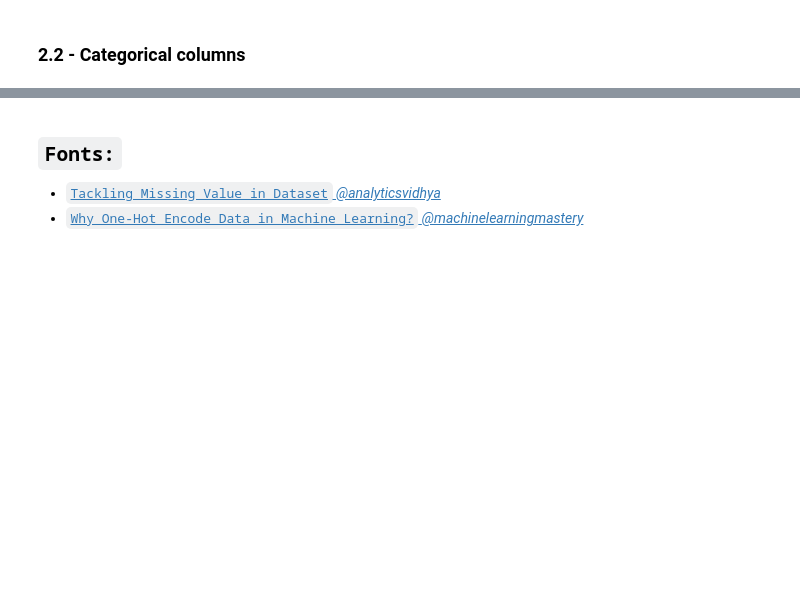
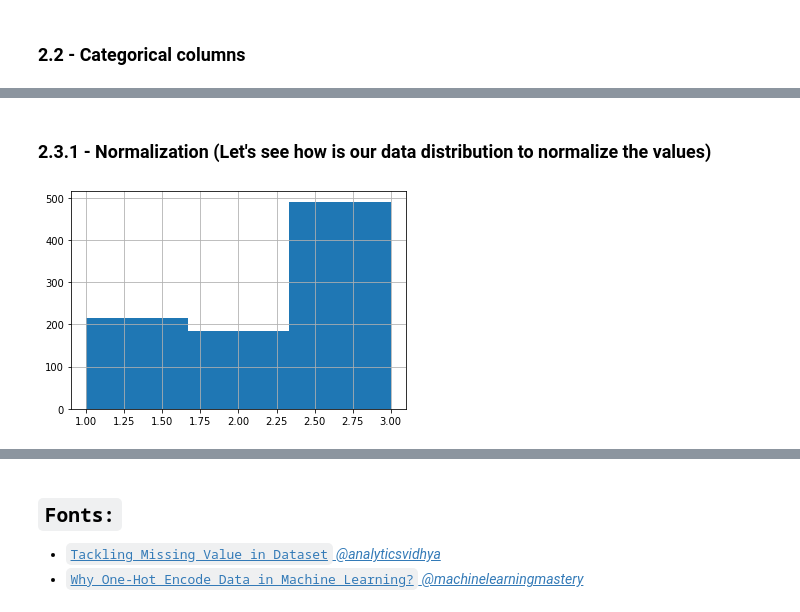
Before and after one commit to joaocarvoli/ML-problems, a Jupyter notebook: problems/01_Titanic.ipynb, the cells around one changed output, grey strips where cells are left out. Saved outputs shown, nothing was run; the diff lists cells and outputs as text; code cells hidden in the pictures; blank space fills up the shorter version.

```diff
--- a/problems/01_Titanic.ipynb
+++ b/problems/01_Titanic.ipynb
@@ -124,8 +124,8 @@ We have only 147 of 891 valid values for Cabin column, therefore, values that ar
 # We will discard this column also because its values are insignificant
 dataframe_train.drop(columns = 'Cabin', inplace = True)
 # %%
-# We will drop the rows that have at least one missing value, in this case, two rows
-dataframe_train.dropna(axis = 'index', inplace = True)
+# We will fill the rows that have at least one missing value, in this case, two rows, to be easy to use to deal with test data after
+dataframe_train['Embarked'].fillna(method = 'bfill', inplace = True)
 # %% [markdown]
 ### 2.2 - Categorical columns
 # %%
@@ -156,3 +155,5 @@ female    312
 Name: Sex, dtype: int64
 # %%
-# Let's trasnform this column into two, using one hot encoding
+# Let's trasnform this column into two, using one hot encoding. Only above the non hierarchical columns
+dataframe_train = pd.get_dummies(data = dataframe_train, columns = ['Sex','Embarked'])
+dataframe_train
@@ -180,0 +189,3 @@ Name: Embarked, dtype: int64
+# %%
+# Let's drop the column 'Ticket' because there are a lot of values and there is no a pattern
+dataframe_train.drop(columns = 'Ticket', inplace = True)
@@ -180,0 +194,4 @@ Name: Embarked, dtype: int64
+# %%
+# This column does not represent hierarchical values, because of this We'll apply one hot encoding above it.
+dataframe_train = pd.get_dummies(data = dataframe_train, columns = ['Survived'])
+dataframe_train
@@ -180,0 +212,6 @@ Name: Embarked, dtype: int64
+# %% [markdown]
+### 2.3.1 - Normalization (Let's see how is our data distribution to normalize the values)
+# %%
+dataframe_train['Pclass'].hist(bins=dataframe_train['Pclass'].value_counts().count());
+# %% [output]
+[figure, added]
```
Also changed, not shown: parts of 19 cells of this notebook.
